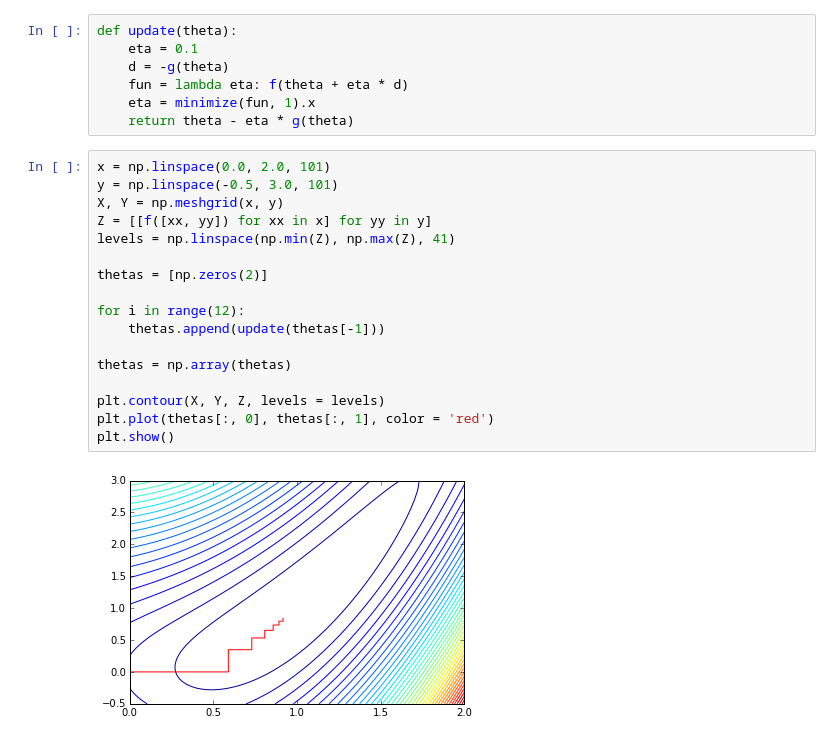
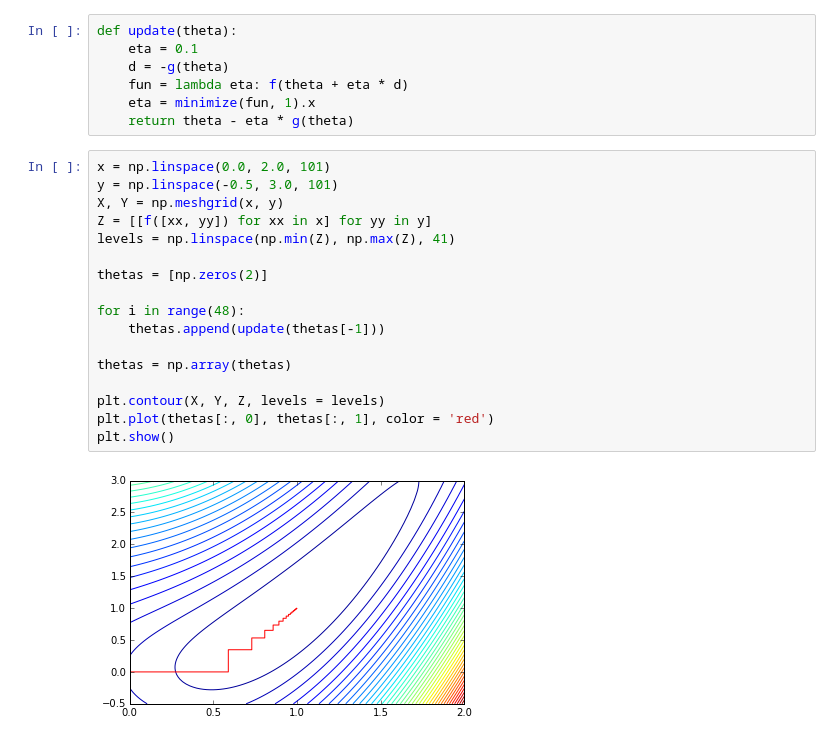
Before and after one commit to gregclinton/murphy, a Jupyter notebook: play.ipynb, the cells around one changed output. Drawn from its saved outputs; the diff is of its cells as text.

```diff
--- a/play.ipynb
+++ b/play.ipynb
@@ -20,19 +20,19 @@ def update(theta):
 # %%
 x = np.linspace(0.0, 2.0, 101)
 y = np.linspace(-0.5, 3.0, 101)
 X, Y = np.meshgrid(x, y)
 Z = [[f([xx, yy]) for xx in x] for yy in y]
 levels = np.linspace(np.min(Z), np.max(Z), 41)
 
 thetas = [np.zeros(2)]
 
-for i in range(12):
+for i in range(48):
     thetas.append(update(thetas[-1]))
 
 thetas = np.array(thetas)
 
 plt.contour(X, Y, Z, levels = levels)
 plt.plot(thetas[:, 0], thetas[:, 1], color = 'red')
 plt.show()
 # %% [output]
-[figure, old version]
+[figure, new version]
```
